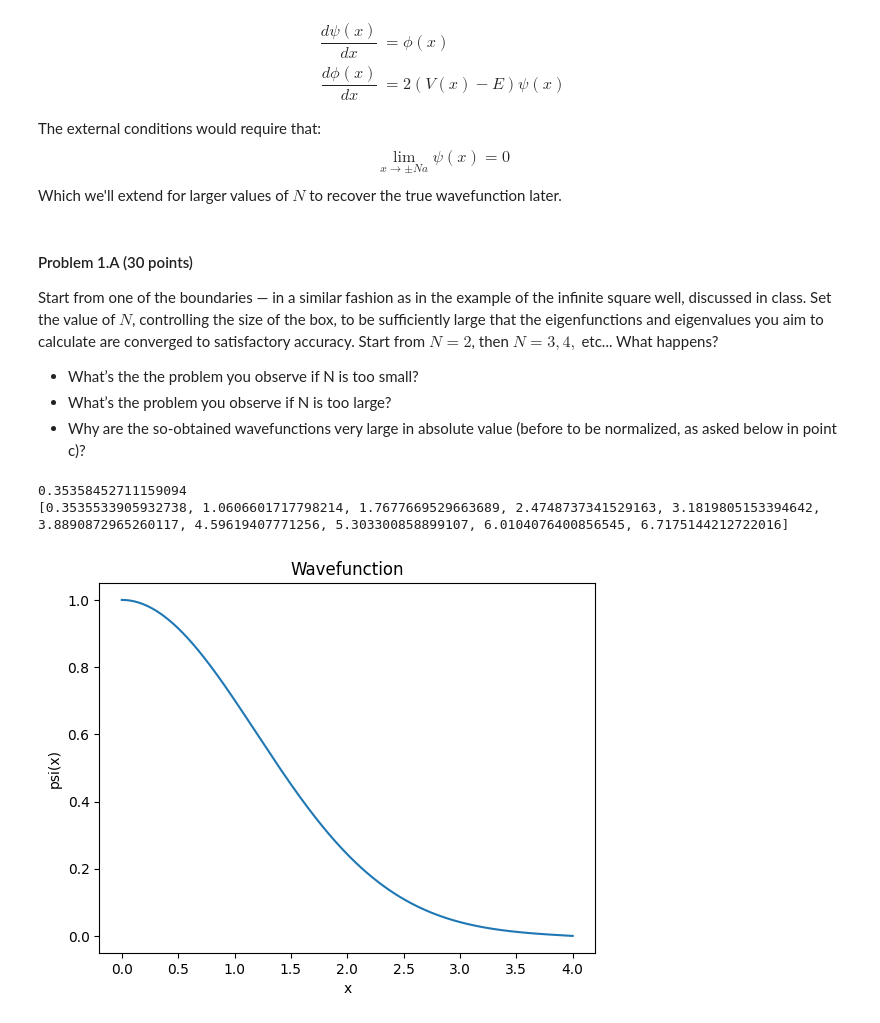
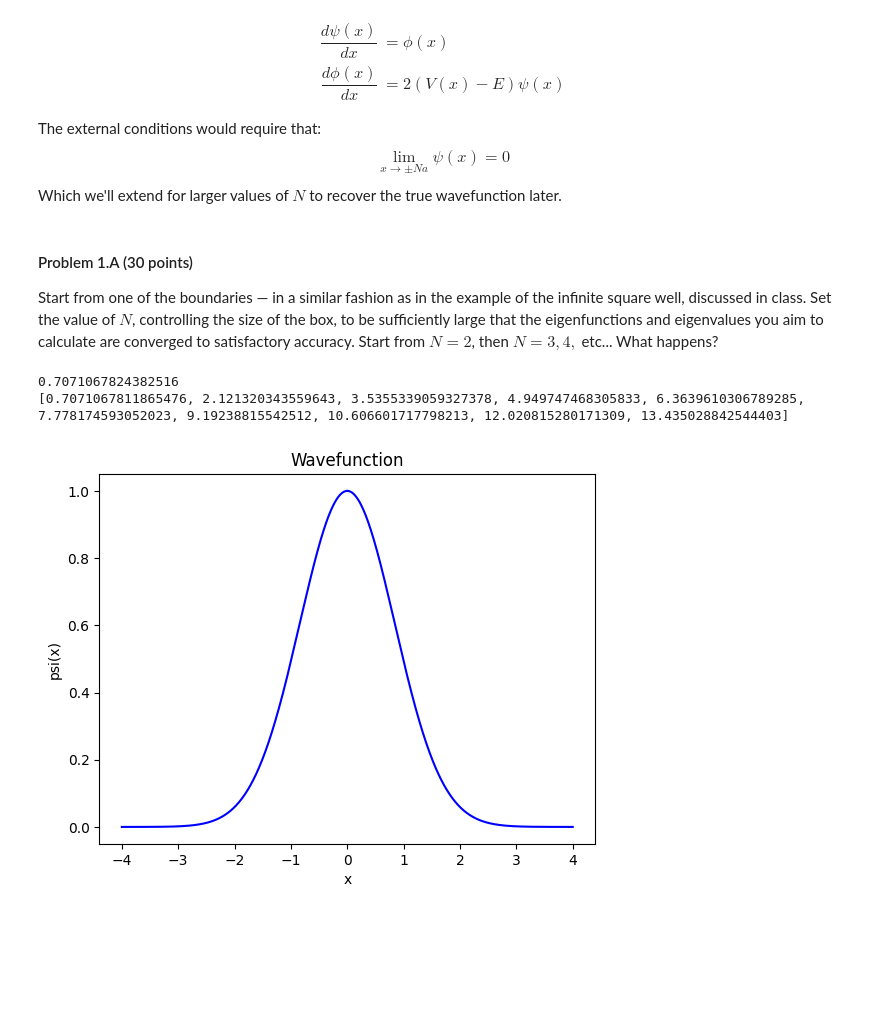
Before and after one commit to stanieldev/RIT-Physics-Lab-Spring-2025, a Jupyter notebook: Assignment_5A/assignment.ipynb, the cells around one changed output. Saved outputs shown, nothing was run; the diff lists cells and outputs as text; code cells hidden in the pictures; blank space fills up the shorter version.

```diff
--- a/Assignment_5A/assignment.ipynb
+++ b/Assignment_5A/assignment.ipynb
@@ -24,12 +24,9 @@ Which we'll extend for larger values of $N$ to recover the true wavefunction lat
 # %% [markdown]
 #### Problem 1.A (30 points)
 Start from one of the boundaries — in a similar fashion as in the example of the infinite square well, discussed in class. Set the value of $N$, controlling the size of the box, to be sufficiently large that the eigenfunctions and eigenvalues you aim to calculate are converged to satisfactory accuracy. Start from $N = 2$, then $N = 3, 4, $ etc... What happens?
-- What’s the the problem you observe if N is too small?
-- What’s the problem you observe if N is too large?
-- Why are the so-obtained wavefunctions very large in absolute value (before to be normalized,
-as asked below in point c)?
 # %%
 import numpy as np
+
 
 def continuous_runge_kutta_method_function(
     f: callable,
@@ -121,44 +118,44 @@ def continuous_secant_method_value(*,
 
 
 # Problem Parameters
-V0, A = 1, 2
+V0, A = 1, 1
 V: callable = lambda x: V0 * x**2 / A**2
-N = 2
-E = 2
+N = 4
 x0: float = 0
 psi0: np.ndarray = np.array([1, 0])
 
 # Wavefunction ODE
 minimized_energy = continuous_secant_method_value(
     f=lambda E: continuous_runge_kutta_method_function(
         lambda x, psi: np.array([psi[1], 2*(V(x)-E)*psi[0]]),
         t0=x0, x0=psi0, dt=0.01, tf=N*A
     )[1][-1][0],
-    x0=0.1,
+    x0=0.2,
     x1=0.4,
     error=1e-6,
     max_iter=1000
 )
 print(minimized_energy)
 
 # Find the wavefunction
 val = continuous_runge_kutta_method_function(
     f=lambda x, psi: np.array([psi[1], 2*(V(x)-minimized_energy)*psi[0]]),
     t0=x0, x0=psi0, dt=0.01, tf=N*A
 )
 
 # Analytical Solution
 true_energies = [float((0.5+n)*np.sqrt(2*V0)/A) for n in range(10)]
 print(true_energies)
 
 # Plot the results
 import matplotlib.pyplot as plt
-plt.plot(val[0], [v[0] for v in val[1]])
+plt.plot(val[0], [v[0] for v in val[1]], color="blue")
+plt.plot(-val[0], [v[0] for v in val[1]], color="blue")
 plt.xlabel("x")
 plt.ylabel("psi(x)")
 plt.title("Wavefunction")
 plt.show()
 # %% [output]
-0.35358452711159094
-[0.3535533905932738, 1.0606601717798214, 1.7677669529663689, 2.4748737341529163, 3.1819805153394642, 3.8890872965260117, 4.59619407771256, 5.303300858899107, 6.0104076400856545, 6.7175144212722016]
+0.7071067824382516
+[0.7071067811865476, 2.121320343559643, 3.5355339059327378, 4.949747468305833, 6.3639610306789285, 7.778174593052023, 9.19238815542512, 10.606601717798213, 12.020815280171309, 13.435028842544403]
-[figure, old version]
+[figure, new version]
```
Also changed, not shown: parts of 6 cells of this notebook, 2 other files.
